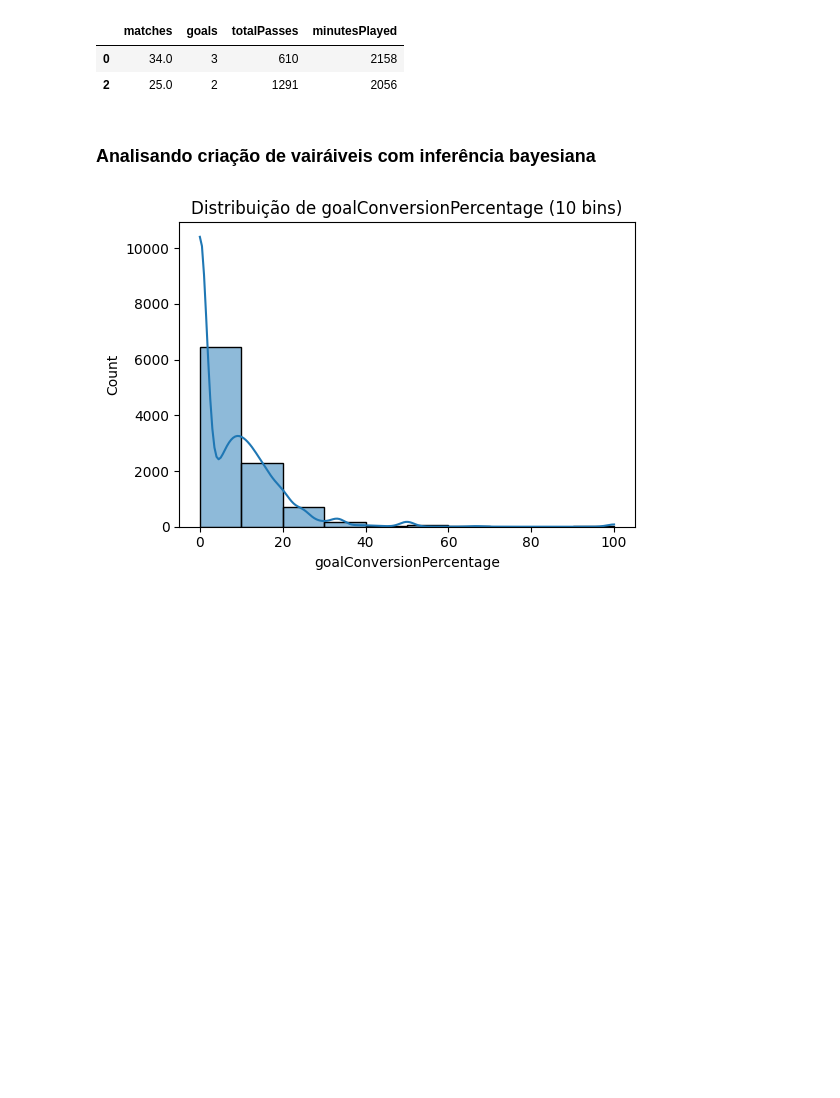
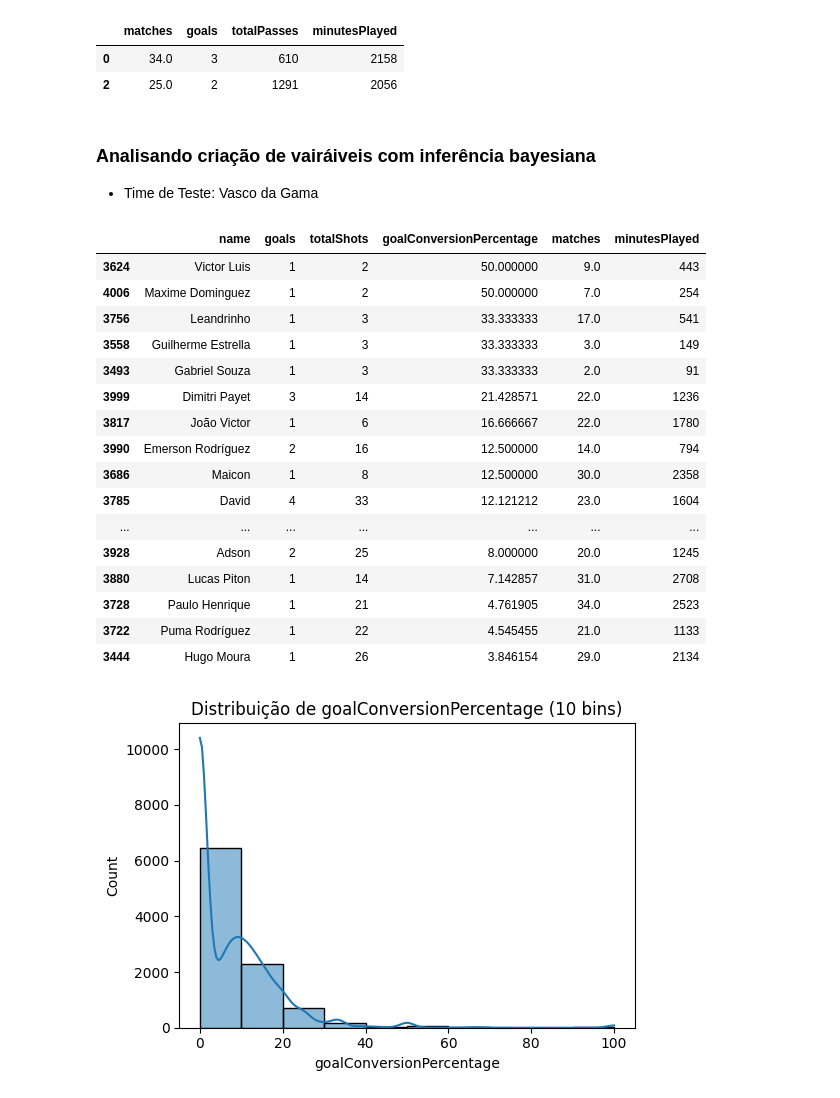
Before and after one commit to Yaak3/TCC2, a Jupyter notebook: Notebooks/analysis.ipynb, the cells around one changed output. Drawn from its saved outputs; the diff is of its cells as text; code cells hidden in the pictures; blank space fills up the shorter version.

```diff
--- a/Notebooks/analysis.ipynb
+++ b/Notebooks/analysis.ipynb
@@ -2163,0 +2030,6 @@ identify_center_of_mass(df_model[df_model['name'] == 'Carlo Sickinger']['heatmap
+# %%
+df_model['quadrant_16'] = df_model['heatmap_matrix'].apply(detect_player_quadrant, args=(__QUADRANTS_16,))
+# %%
+df_model['quadrant_attack_or_defense'] = df_model['heatmap_matrix'].apply(detect_player_sector, args=(__QUADRANTS_DEF_ATTACK,))
+# %%
+df_model['quadrant_left_or_center_or_right'] = df_model['heatmap_matrix'].apply(detect_player_sector, args=(__QUADRANTS_LEFT_RIGHT,))
@@ -2388,3 +2213,5 @@ df_stats_test[['matches', 'goals', 'totalPasses', 'minutesPlayed']].head(2)
 | 2 | 25.0 | 2 | 1291 | 2056 |
 # %% [markdown]
 ### Analisando criação de vairáiveis com inferência bayesiana
+
+- Time de Teste: Vasco da Gama
@@ -2391,3 +2220,23 @@ df_stats_test[['matches', 'goals', 'totalPasses', 'minutesPlayed']].head(2)
+# %%
+teste_vasco.sort_values('goalConversionPercentage', ascending=False)[['name', 'goals', 'totalShots', 'goalConversionPercentage', 'matches', 'minutesPlayed']][:20]
+# %% [output]
+|  | name | goals | totalShots | goalConversionPercentage | matches | minutesPlayed |
+| 3624 | Victor Luis | 1 | 2 | 50.000000 | 9.0 | 443 |
+| 4006 | Maxime Dominguez | 1 | 2 | 50.000000 | 7.0 | 254 |
+| 3756 | Leandrinho | 1 | 3 | 33.333333 | 17.0 | 541 |
+| 3558 | Guilherme Estrella | 1 | 3 | 33.333333 | 3.0 | 149 |
+| 3493 | Gabriel Souza | 1 | 3 | 33.333333 | 2.0 | 91 |
+| 3999 | Dimitri Payet | 3 | 14 | 21.428571 | 22.0 | 1236 |
+| 3817 | João Victor | 1 | 6 | 16.666667 | 22.0 | 1780 |
+| 3990 | Emerson Rodríguez | 2 | 16 | 12.500000 | 14.0 | 794 |
+| 3686 | Maicon | 1 | 8 | 12.500000 | 30.0 | 2358 |
+| 3785 | David | 4 | 33 | 12.121212 | 23.0 | 1604 |
+| ... | ... | ... | ... | ... | ... | ... |
+| 3928 | Adson | 2 | 25 | 8.000000 | 20.0 | 1245 |
+| 3880 | Lucas Piton | 1 | 14 | 7.142857 | 31.0 | 2708 |
+| 3728 | Paulo Henrique | 1 | 21 | 4.761905 | 34.0 | 2523 |
+| 3722 | Puma Rodríguez | 1 | 22 | 4.545455 | 21.0 | 1133 |
+| 3444 | Hugo Moura | 1 | 26 | 3.846154 | 29.0 | 2134 |
 # %%
 generic_distribution_plot(df_model, ['goalConversionPercentage'])
 # %% [output]
```
Also changed, not shown: parts of 79 cells of this notebook, 6 other files.
